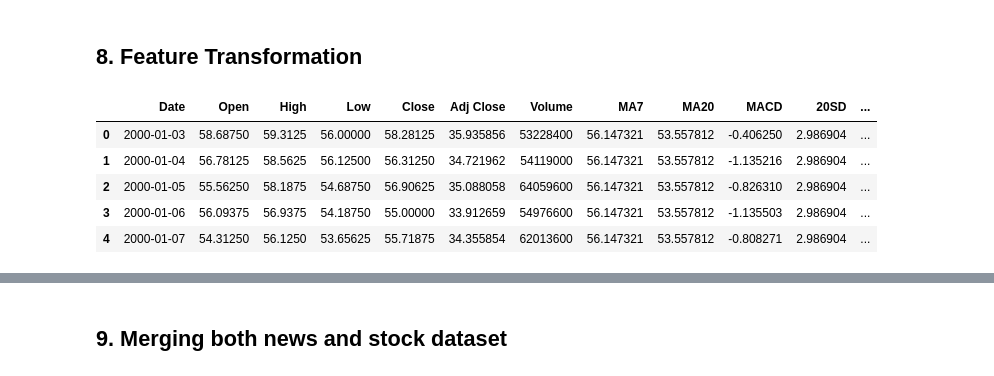
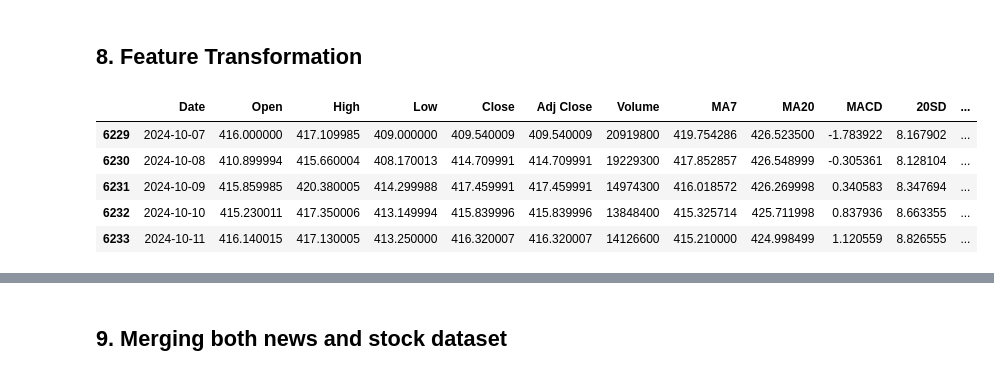
Before and after one commit to abhindeves/GL_FINAL_PROJECT, a Jupyter notebook: Final_For_Interview.ipynb, the cells around one changed output, grey strips where cells are left out. Drawn from its saved outputs; the diff is of its cells as text; code cells hidden in the pictures.

```diff
--- a/Final_For_Interview.ipynb
+++ b/Final_For_Interview.ipynb
@@ -267,7 +351,7 @@ plt.show()
 # %% [markdown]
 ## 5.Stock Price Data Collection
 # %%
-df_stock = yf.download("MSFT", start="2000-01-01", end="2024-08-31", interval="1d")
+df_stock = yf.download("MSFT", start="2000-01-01", end="2024-10-12", interval="1d")
 df_stock.to_csv('MSFT_STOCK.csv')
 df_stock = pd.read_csv('MSFT_STOCK.csv')
 df_stock.head()
@@ -450,17 +534,17 @@ def get_tech_ind(data):
 # %%
 df_stock = get_tech_ind(df_stock)
 
 # using bfill to fill the nan values
 df_stock = df_stock.bfill()
 
-df_stock.head()
+df_stock.tail()
 # %% [output]
 |  | Date | Open | High | Low | Close | Adj Close | Volume | MA7 | MA20 | MACD | 20SD | ... |
-| 0 | 2000-01-03 | 58.68750 | 59.3125 | 56.00000 | 58.28125 | 35.935856 | 53228400 | 56.147321 | 53.557812 | -0.406250 | 2.986904 | ... |
-| 1 | 2000-01-04 | 56.78125 | 58.5625 | 56.12500 | 56.31250 | 34.721962 | 54119000 | 56.147321 | 53.557812 | -1.135216 | 2.986904 | ... |
-| 2 | 2000-01-05 | 55.56250 | 58.1875 | 54.68750 | 56.90625 | 35.088058 | 64059600 | 56.147321 | 53.557812 | -0.826310 | 2.986904 | ... |
-| 3 | 2000-01-06 | 56.09375 | 56.9375 | 54.18750 | 55.00000 | 33.912659 | 54976600 | 56.147321 | 53.557812 | -1.135503 | 2.986904 | ... |
-| 4 | 2000-01-07 | 54.31250 | 56.1250 | 53.65625 | 55.71875 | 34.355854 | 62013600 | 56.147321 | 53.557812 | -0.808271 | 2.986904 | ... |
+| 6229 | 2024-10-07 | 416.000000 | 417.109985 | 409.000000 | 409.540009 | 409.540009 | 20919800 | 419.754286 | 426.523500 | -1.783922 | 8.167902 | ... |
+| 6230 | 2024-10-08 | 410.899994 | 415.660004 | 408.170013 | 414.709991 | 414.709991 | 19229300 | 417.852857 | 426.548999 | -0.305361 | 8.128104 | ... |
+| 6231 | 2024-10-09 | 415.859985 | 420.380005 | 414.299988 | 417.459991 | 417.459991 | 14974300 | 416.018572 | 426.269998 | 0.340583 | 8.347694 | ... |
+| 6232 | 2024-10-10 | 415.230011 | 417.350006 | 413.149994 | 415.839996 | 415.839996 | 13848400 | 415.325714 | 425.711998 | 0.837936 | 8.663355 | ... |
+| 6233 | 2024-10-11 | 416.140015 | 417.130005 | 413.250000 | 416.320007 | 416.320007 | 14126600 | 415.210000 | 424.998499 | 1.120559 | 8.826555 | ... |
 # %%
 def tech_ind(dataset):
     fig,ax = plt.subplots(figsize=(15, 8), dpi = 200)
```
Also changed, not shown: parts of 22 cells of this notebook, 6 other files.
